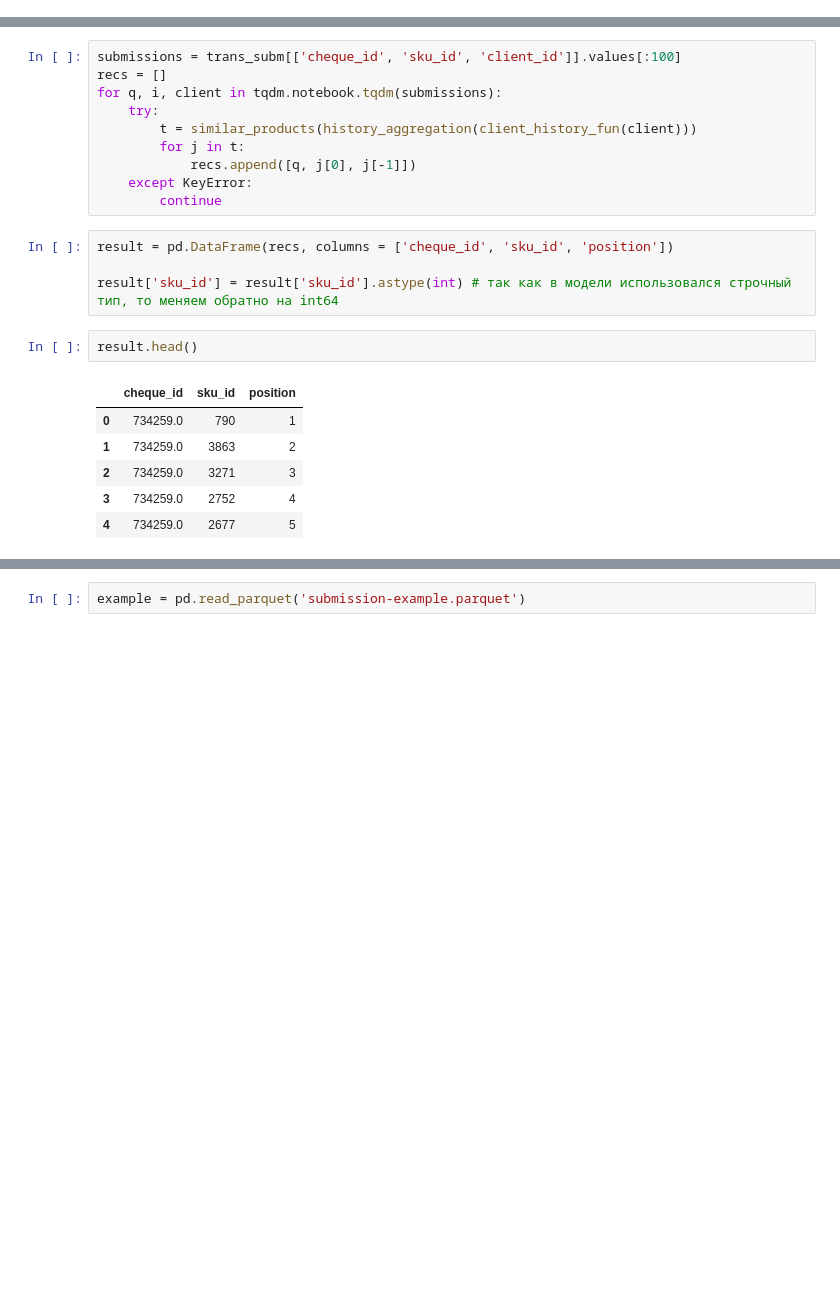
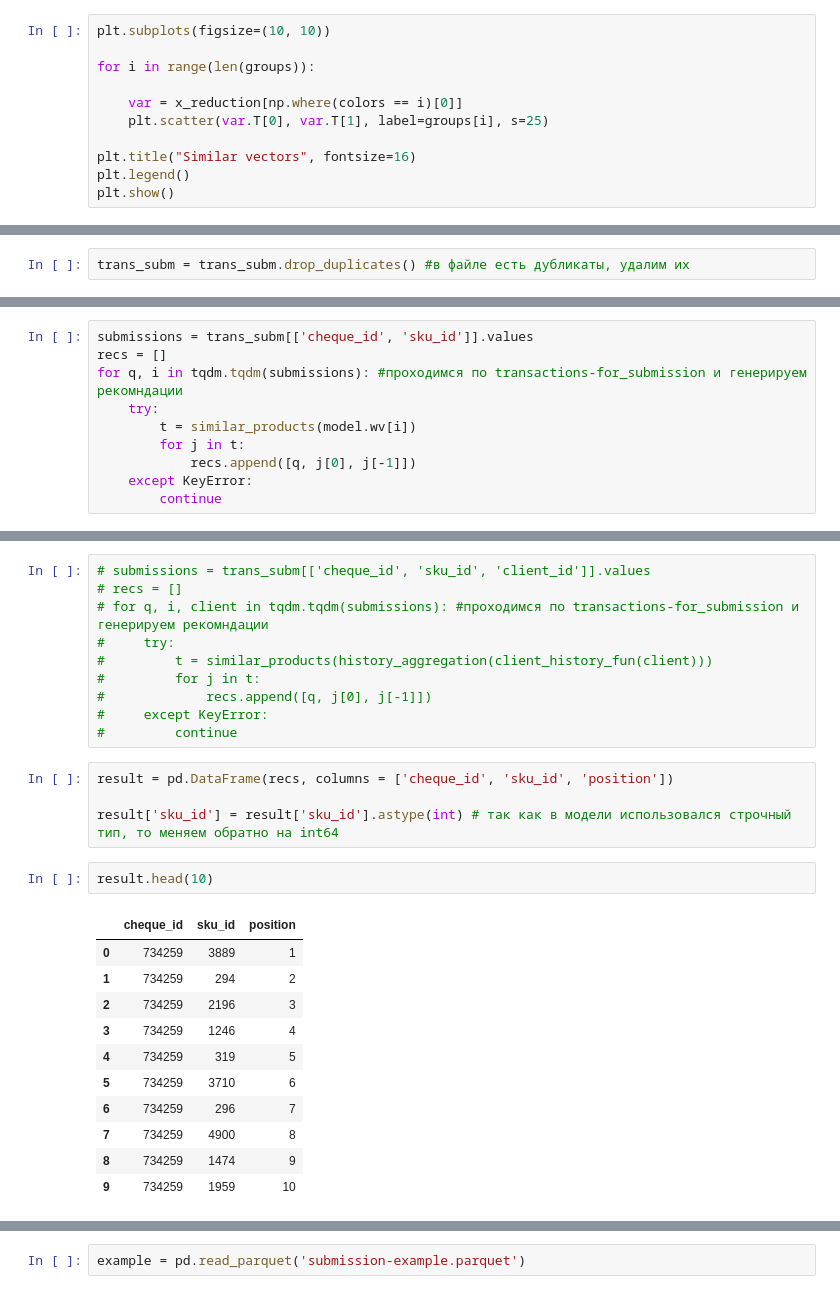
Before and after one commit to kirillzx/GPN-Cup, a Jupyter notebook: GPN_main.ipynb, the cells around one changed output, grey strips where cells are left out. Drawn from its saved outputs; the diff is of its cells as text; blank space fills up the shorter version.

```diff
--- a/GPN_main.ipynb
+++ b/GPN_main.ipynb
@@ -282,0 +326,11 @@ plt.show()
+# %%
+plt.subplots(figsize=(10, 10))
+
+for i in range(len(groups)):
+
+    var = x_reduction[np.where(colors == i)[0]]
+    plt.scatter(var.T[0], var.T[1], label=groups[i], s=25)
+
+plt.title("Similar vectors", fontsize=16)
+plt.legend()
+plt.show()
@@ -410,2 +505,14 @@ trans_subm.head()
+# %%
+trans_subm = trans_subm.drop_duplicates() #в файле есть дубликаты, удалим их
 # %%
 trans_subm['client_id'] = trans_subm['client_id'].replace(np.nan, 0)
+# %%
+submissions = trans_subm[['cheque_id', 'sku_id']].values
+recs = []
+for q, i in tqdm.tqdm(submissions): #проходимся по transactions-for_submission и генерируем рекомндации
+    try:
+        t = similar_products(model.wv[i])
+        for j in t:
+            recs.append([q, j[0], j[-1]])
+    except KeyError:
+        continue
@@ -412,23 +521,28 @@ trans_subm['client_id'] = trans_subm['client_id'].replace(np.nan, 0)
 # %%
-submissions = trans_subm[['cheque_id', 'sku_id', 'client_id']].values[:100]
-recs = []
-for q, i, client in tqdm.notebook.tqdm(submissions):
-    try:
-        t = similar_products(history_aggregation(client_history_fun(client)))
-        for j in t:
-            recs.append([q, j[0], j[-1]])
-    except KeyError:
-        continue
+# submissions = trans_subm[['cheque_id', 'sku_id', 'client_id']].values
+# recs = []
+# for q, i, client in tqdm.tqdm(submissions): #проходимся по transactions-for_submission и генерируем рекомндации
+#     try:
+#         t = similar_products(history_aggregation(client_history_fun(client)))
+#         for j in t:
+#             recs.append([q, j[0], j[-1]])
+#     except KeyError:
+#         continue
 # %%
 result = pd.DataFrame(recs, columns = ['cheque_id', 'sku_id', 'position'])
 
 result['sku_id'] = result['sku_id'].astype(int) # так как в модели использовался строчный тип, то меняем обратно на int64
 # %%
-result.head()
+result.head(10)
 # %% [output]
 |  | cheque_id | sku_id | position |
-| 0 | 734259.0 | 790 | 1 |
-| 1 | 734259.0 | 3863 | 2 |
-| 2 | 734259.0 | 3271 | 3 |
-| 3 | 734259.0 | 2752 | 4 |
-| 4 | 734259.0 | 2677 | 5 |
+| 0 | 734259 | 3889 | 1 |
+| 1 | 734259 | 294 | 2 |
+| 2 | 734259 | 2196 | 3 |
+| 3 | 734259 | 1246 | 4 |
+| 4 | 734259 | 319 | 5 |
+| 5 | 734259 | 3710 | 6 |
+| 6 | 734259 | 296 | 7 |
+| 7 | 734259 | 4900 | 8 |
+| 8 | 734259 | 1474 | 9 |
+| 9 | 734259 | 1959 | 10 |
```
Also changed, not shown: parts of 76 cells of this notebook, 1 other file.
